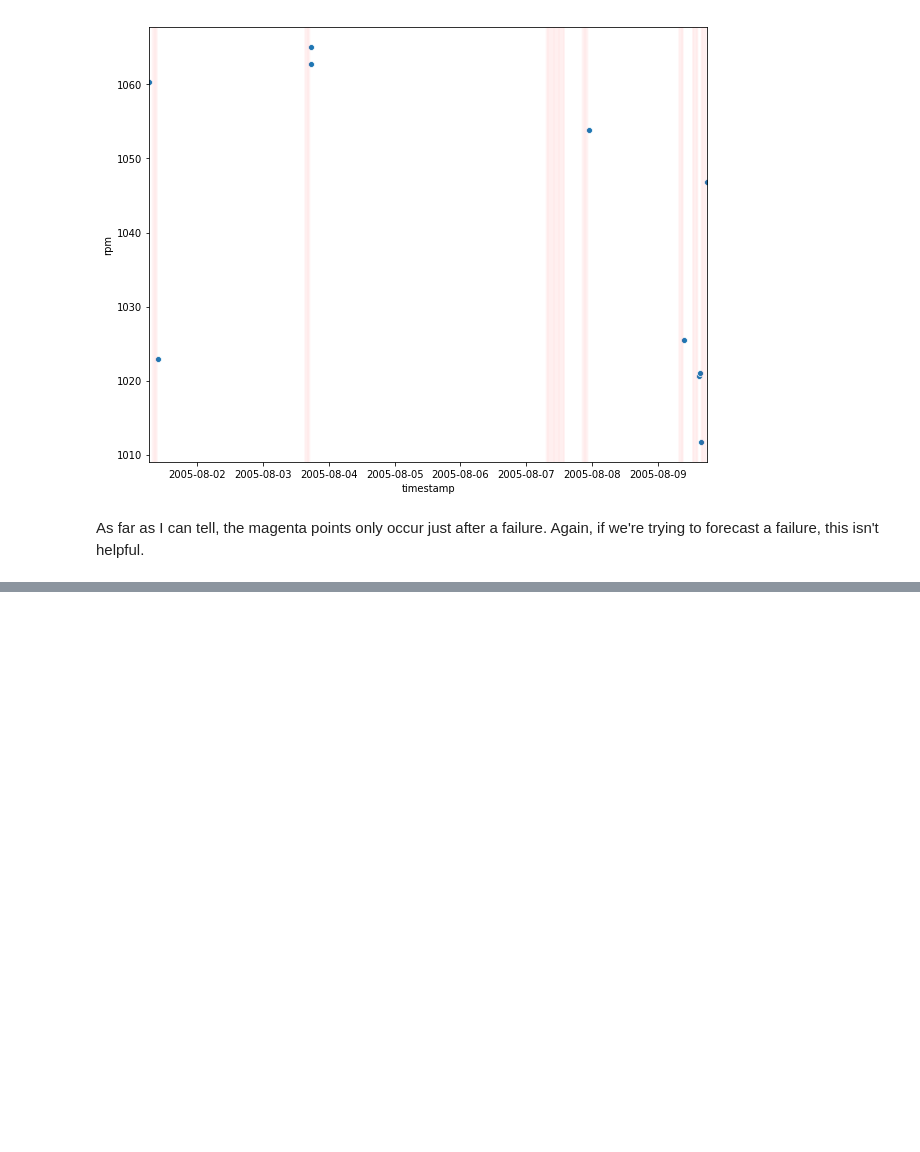
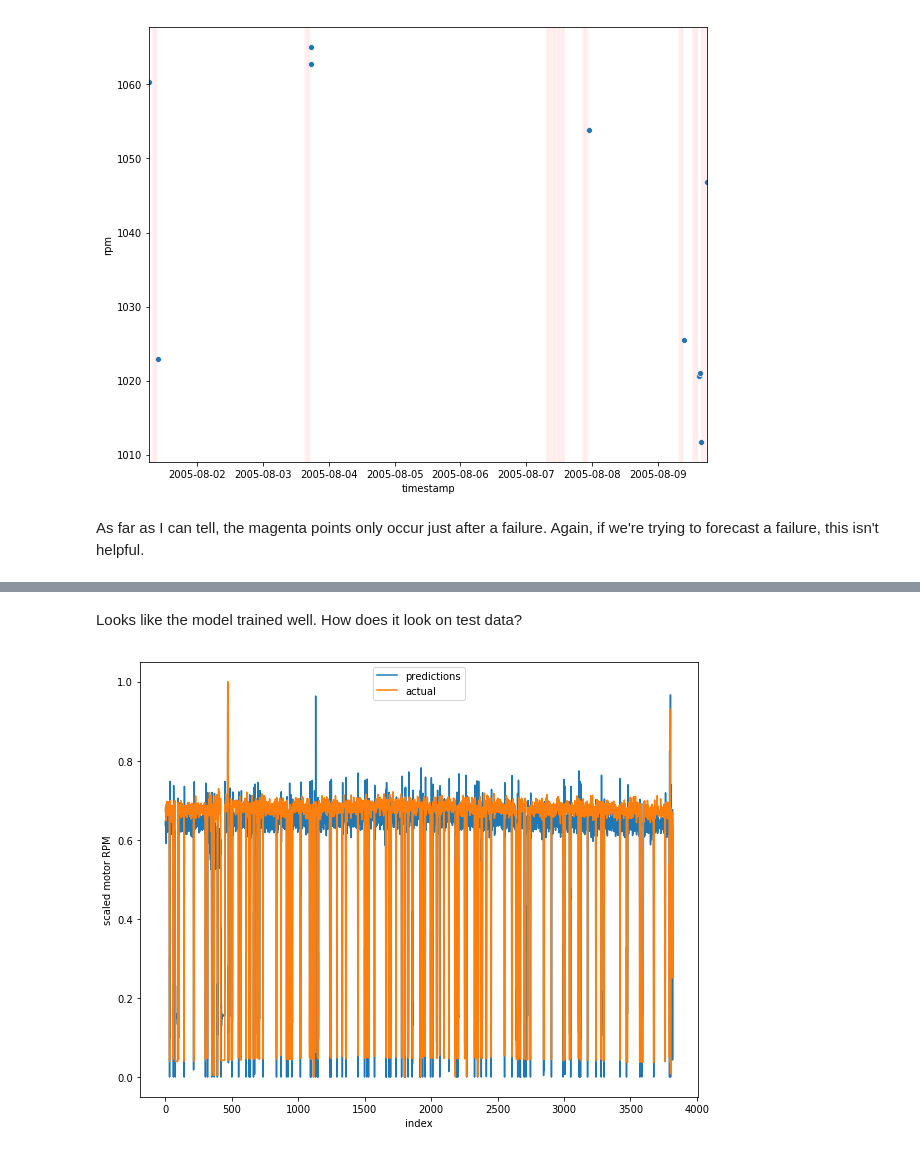
Before and after one commit to tawe141/data-science-challenge, a Jupyter notebook: Data science challenge.ipynb, the cells around one changed output, grey strips where cells are left out. Cells and saved outputs as stored; diff of their text form; code cells hidden in the pictures; blank space fills up the shorter version.

```diff
--- a/Data science challenge.ipynb
+++ b/Data science challenge.ipynb
@@ -419,0 +458,31 @@ As far as I can tell, the magenta points only occur just after a failure. Again,
+# %%
+X = []
+y = []
+lookback = 10  # look 10 hours behind, predict the next hour
+for i in range(lookback, len(df)):
+    X.append(df.iloc[i-lookback:i].values)
+    y.append(df['rpm'].iloc[i])
+
+X, y = np.array(X), np.array(y)
+
+X = np.reshape(X, (X.shape[0], X.shape[1], len(df.columns)))
+# %%
+from sklearn.model_selection import train_test_split
+
+Xtrain, Xtest, ytrain, ytest = train_test_split(X, y, shuffle=False)
+# %%
+from keras.models import Sequential
+from keras.layers import Dense
+from keras.layers import LSTM
+from keras.layers import Dropout
+from keras.layers import Flatten
+
+model = Sequential()
+model.add(LSTM(units=20, return_sequences=False, input_shape=(lookback, len(df.columns))))
+model.add(Dropout(0.2))
+# model.add(Flatten())
+model.add(Dense(1, activation='relu'))
+
+model.compile(optimizer='adam', loss='mean_squared_error')
+
+model.fit(Xtrain, ytrain, epochs=50, batch_size=200)
@@ -419,0 +508,14 @@ As far as I can tell, the magenta points only occur just after a failure. Again,
+# %% [markdown]
+Looks like the model trained well. How does it look on test data?
+# %%
+predictions = model.predict(Xtest)
+# %%
+plt.figure(figsize=(10,8))
+plt.plot(predictions)
+plt.plot(ytest)
+plt.ylabel('scaled motor RPM')
+plt.xlabel('index')
+plt.legend(['predictions', 'actual'])
+plt.show()
+# %% [output]
+[figure, added]
```
Also changed, not shown: parts of 11 cells of this notebook, 1 other file.
